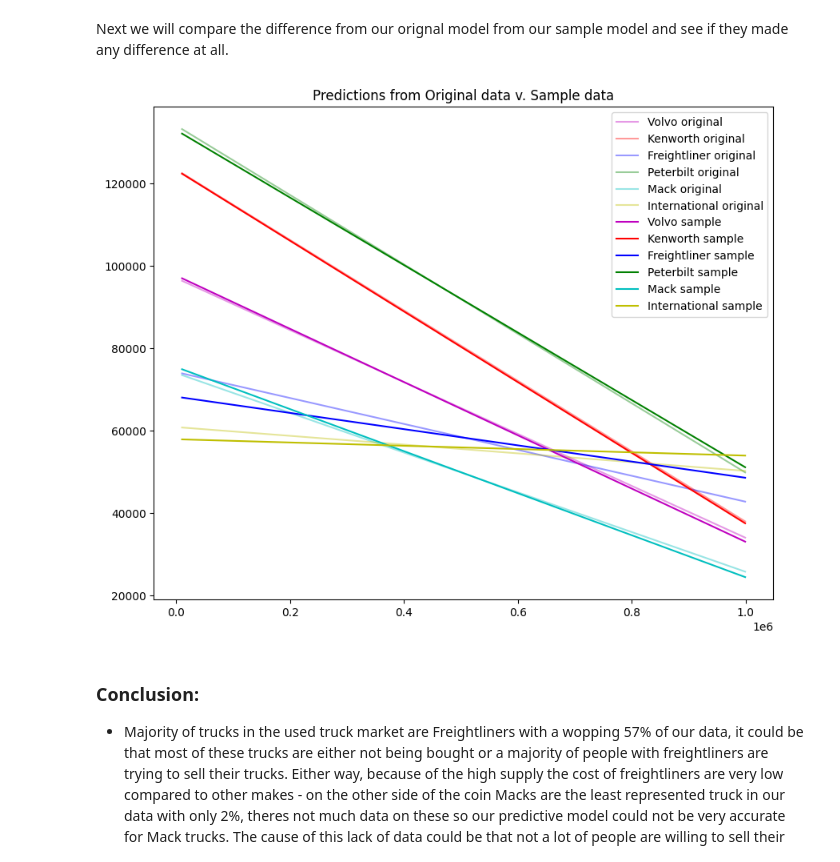
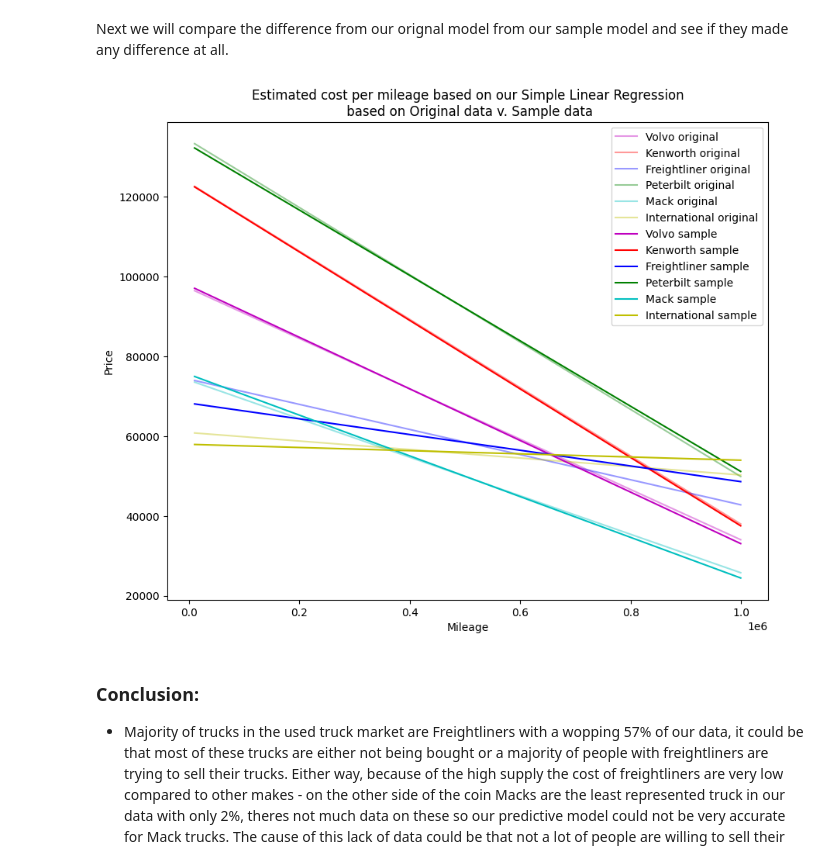
Before and after one commit to dazehead/truck-sales-project, a Jupyter notebook: truck_sales.ipynb, the cells around one changed output. Saved outputs shown, nothing was run; the diff lists cells and outputs as text; code cells hidden in the pictures.

Commit message:
added labels to last graph

```diff
--- a/truck_sales.ipynb
+++ b/truck_sales.ipynb
@@ -659,29 +659,31 @@ Next we will compare the difference from our orignal model from our sample model
 # %%
 #will take 50s to generate
 plt.figure(figsize=(10,8))
 
 def plot_all_predictions(data, data_category):
     mileages = range(10000,1000000, 1000)
     colors = ['m','r','b','g','c','y']
     for i, make in enumerate(data['make'].unique()):
         makes_df =data[data['make']==make]
         makes_df_list = []
         for miles in mileages:
             makes_df_list.append(predictive_model_mileage_to_price(makes_df, miles, data_category))
         df = pd.concat(makes_df_list)
         df['mileage'] = mileages
         if data_category == 'sample':
             plt.plot(df['mileage'], df['price'], label=make+ ' '+ data_category, color=colors[i])
         else:
             plt.plot(df['mileage'], df['price'], label=make+ ' '+ data_category, color=colors[i], alpha=.4)
     plt.legend()
 
 plot_all_predictions(data, 'original')
 plot_all_predictions(sample_data, 'sample')
-plt.title('Predictions from Original data v. Sample data')
+plt.title('Estimated cost per mileage based on our Simple Linear Regression\n based on Original data v. Sample data')
+plt.ylabel('Price')
+plt.xlabel('Mileage')
 plt.show()
 # %% [output]
-[figure, old version]
+[figure, new version]
 # %% [markdown]
 ### Conclusion: <a class="anchor" id="end"></a>
 * Majority of trucks in the used truck market are Freightliners with a wopping 57% of our data, it could be that most of these trucks are either not being bought or a majority of people with freightliners are trying to sell their trucks. Either way, because of the high supply the cost of freightliners are very low compared to other makes - on the other side of the coin Macks are the least represented truck in our data with only 2%, theres not much data on these so our predictive model could not be very accurate for Mack trucks. The cause of this lack of data could be that not a lot of people are willing to sell their Mack trucks and the ones on the market are low price with high miles this reflects in our model.
```
